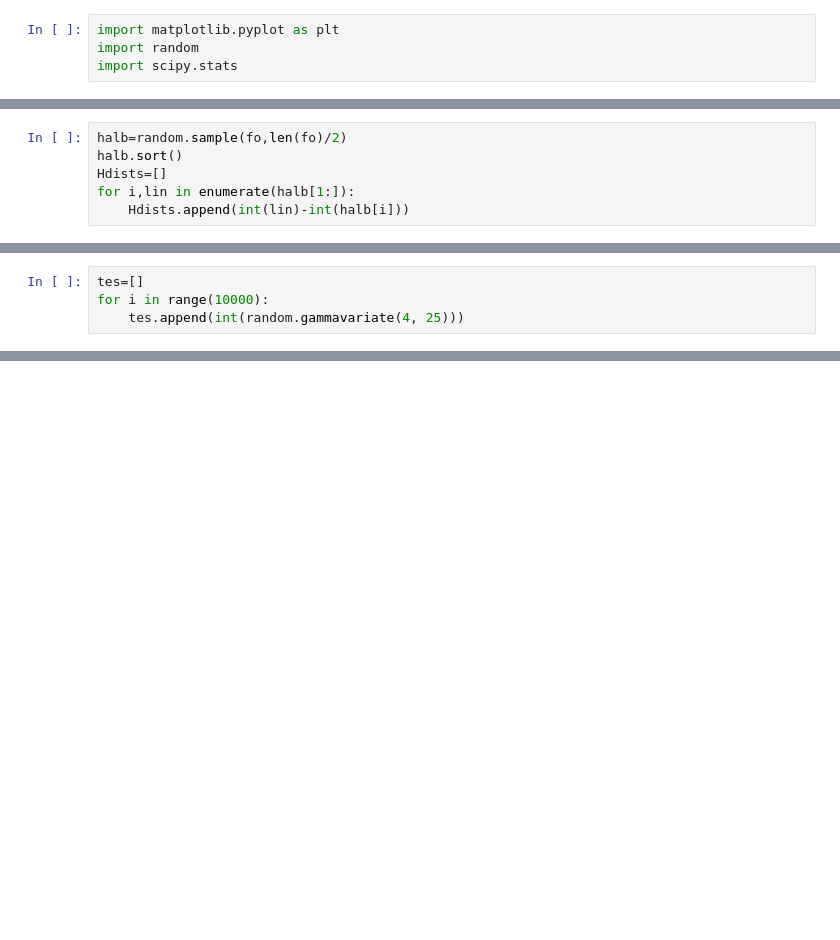
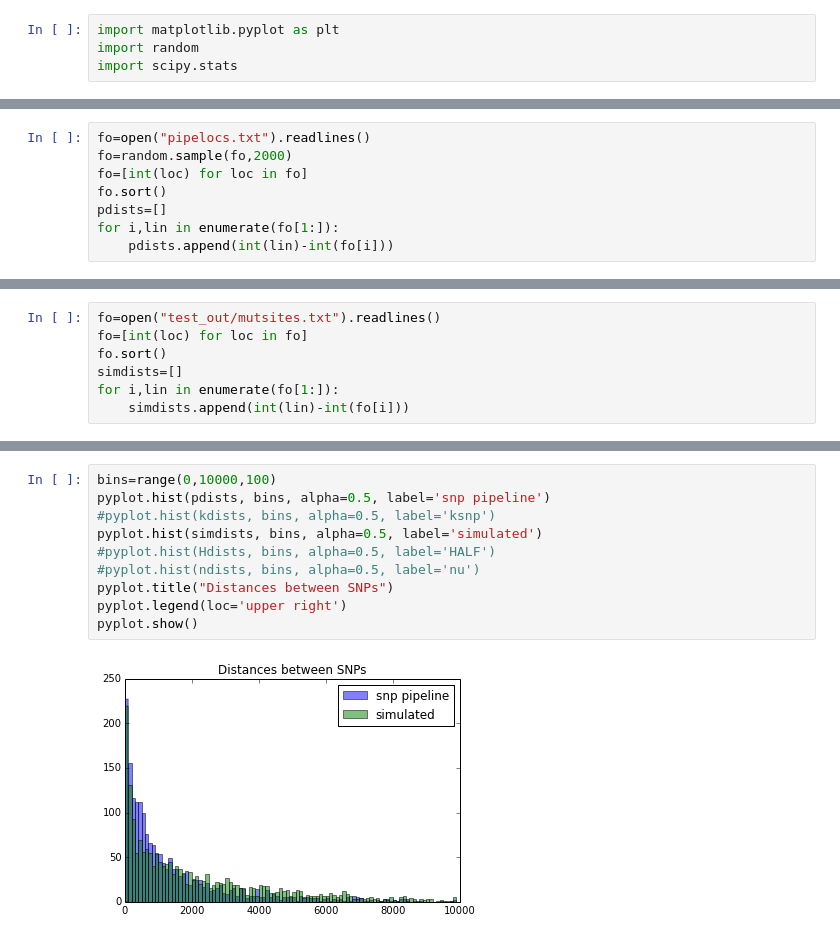
Before and after one commit to snacktavish/TreeToReads, a Jupyter notebook: MutDist.ipynb, the cells around one changed output, grey strips where cells are left out. Cells and saved outputs as stored; diff of their text form; blank space fills up the shorter version.

```diff
--- a/MutDist.ipynb
+++ b/MutDist.ipynb
@@ -69,6 +7,0 @@ int(random.gammavariate(self.alpha, self.beta))
-# %%
-halb=random.sample(fo,len(fo)/2)
-halb.sort()
-Hdists=[]
-for i,lin in enumerate(halb[1:]):
-    Hdists.append(int(lin)-int(halb[i]))
@@ -182,4 +7,0 @@ int(numpy.random.normal(25, 10))
-# %%
-tes=[]
-for i in range(10000):
-    tes.append(int(random.gammavariate(4, 25)))
@@ -196,0 +8,8 @@ pyplot.hist(tes,alpha=0.5, label='nu')
+# %%
+fo=open("pipelocs.txt").readlines()
+fo=random.sample(fo,2000)
+fo=[int(loc) for loc in fo]
+fo.sort()
+pdists=[]
+for i,lin in enumerate(fo[1:]):
+    pdists.append(int(lin)-int(fo[i]))
@@ -196,0 +20,7 @@ pyplot.hist(tes,alpha=0.5, label='nu')
+# %%
+fo=open("test_out/mutsites.txt").readlines()
+fo=[int(loc) for loc in fo]
+fo.sort()
+simdists=[]
+for i,lin in enumerate(fo[1:]):
+    simdists.append(int(lin)-int(fo[i]))
@@ -196,0 +60,12 @@ pyplot.hist(tes,alpha=0.5, label='nu')
+# %%
+bins=range(0,10000,100)
+pyplot.hist(pdists, bins, alpha=0.5, label='snp pipeline')
+#pyplot.hist(kdists, bins, alpha=0.5, label='ksnp')
+pyplot.hist(simdists, bins, alpha=0.5, label='simulated')
+#pyplot.hist(Hdists, bins, alpha=0.5, label='HALF')
+#pyplot.hist(ndists, bins, alpha=0.5, label='nu')
+pyplot.title("Distances between SNPs")
+pyplot.legend(loc='upper right')
+pyplot.show()
+# %% [output]
+[figure, added]
```
Also changed, not shown: parts of 36 cells of this notebook.
